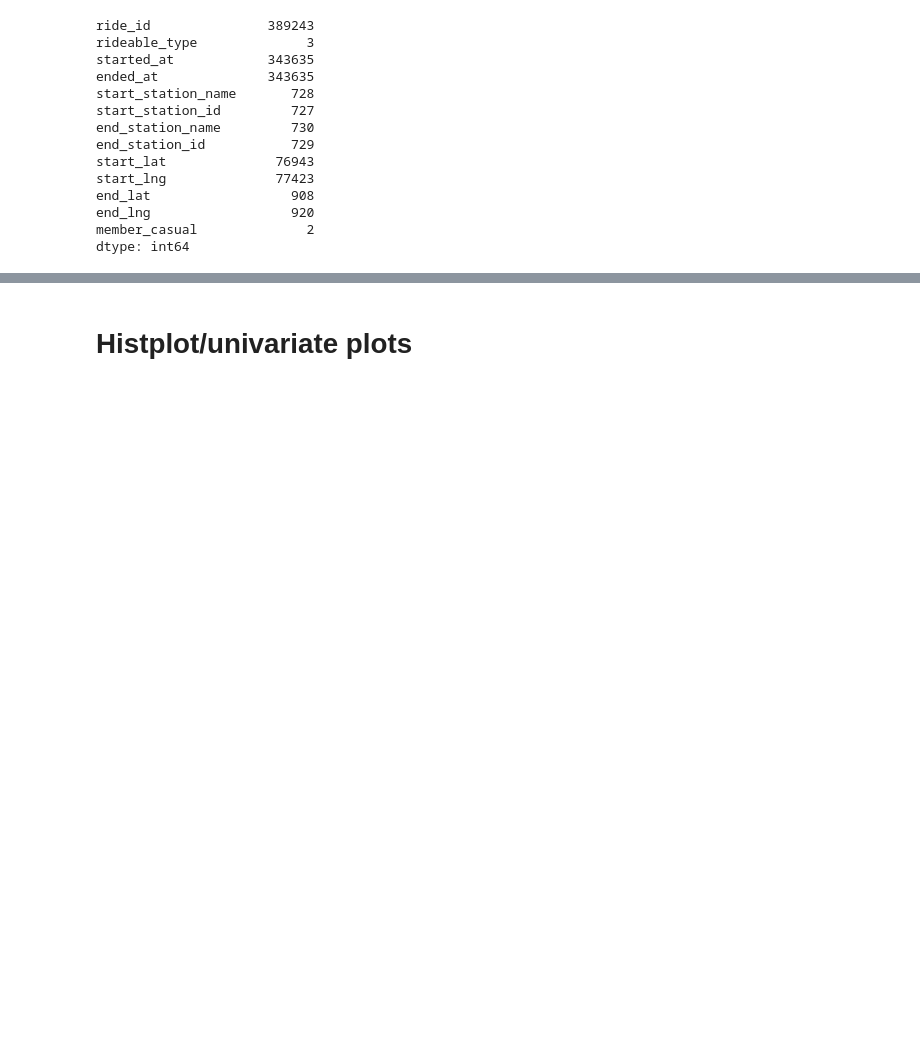
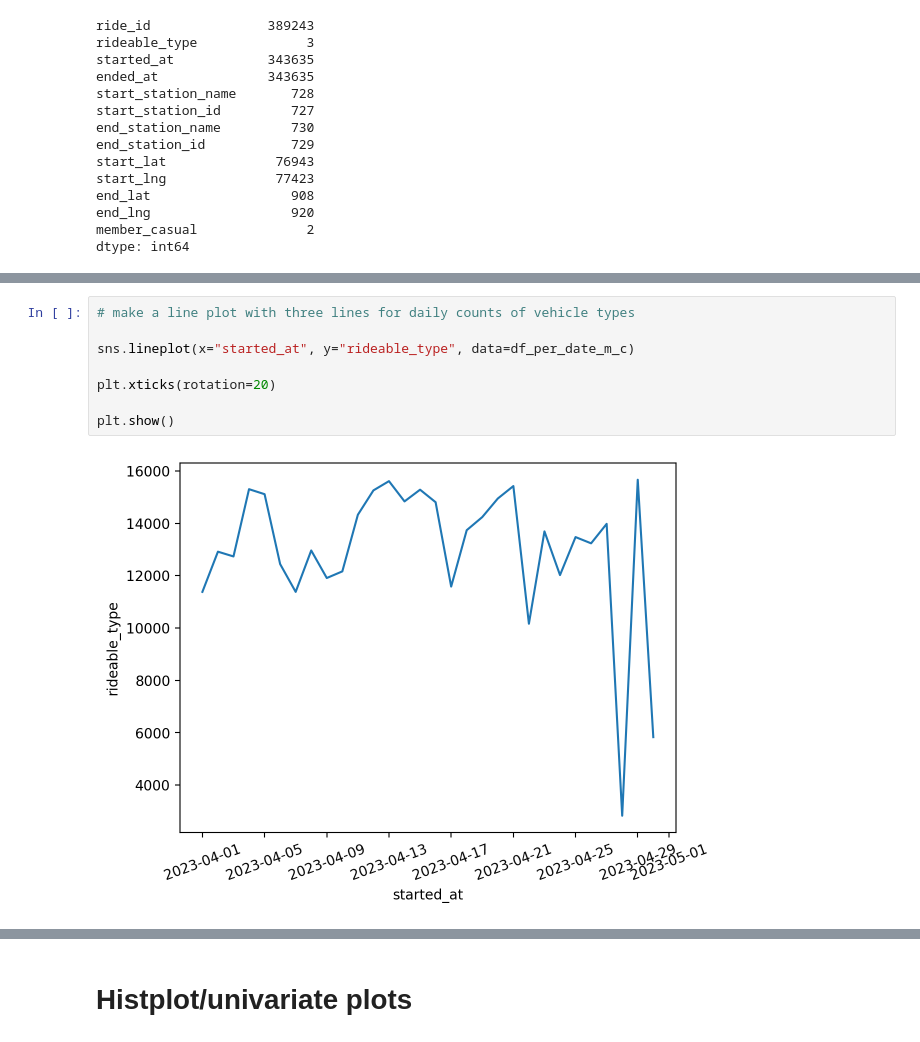
Before and after one commit to sian0x0/CA-data-science, a Jupyter notebook: 1-3/Capital Bike Share - Trip History EDA.ipynb, the cells around one changed output, grey strips where cells are left out. Drawn from its saved outputs; the diff is of its cells as text; blank space fills up the shorter version.

```diff
--- a/1-3/Capital Bike Share - Trip History EDA.ipynb
+++ b/1-3/Capital Bike Share - Trip History EDA.ipynb
@@ -180,0 +254,10 @@ dtype: int64
+# %%
+# make a line plot with three lines for daily counts of vehicle types
+
+sns.lineplot(x="started_at", y="rideable_type", data=df_per_date_m_c)
+
+plt.xticks(rotation=20)
+
+plt.show()
+# %% [output]
+[figure, added]
```
Also changed, not shown: parts of 25 cells of this notebook.
